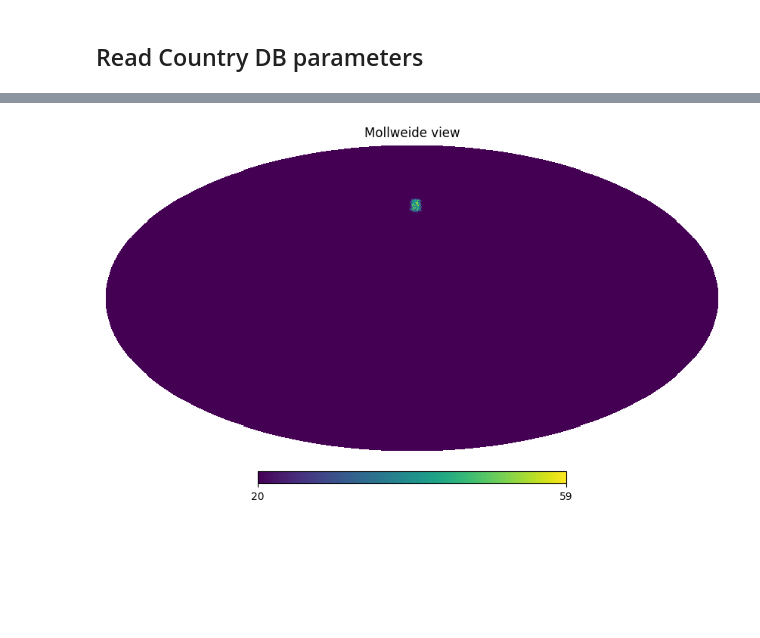
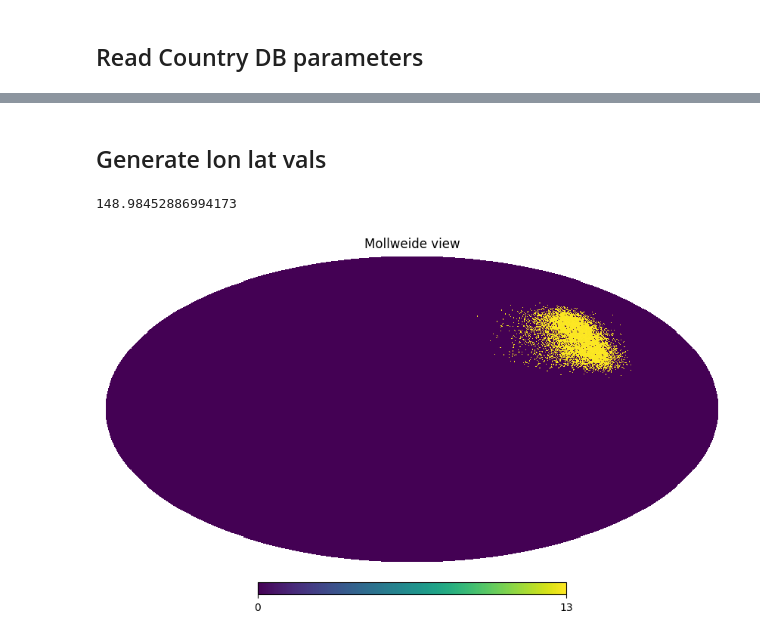
Before and after one commit to Bharatcs/rfi, a Jupyter notebook: Project/Mini_Stat_model.ipynb, the cells around one changed output, grey strips where cells are left out. Drawn from its saved outputs; the diff is of its cells as text; code cells hidden in the pictures; blank space fills up the shorter version.

```diff
--- a/Project/Mini_Stat_model.ipynb
+++ b/Project/Mini_Stat_model.ipynb
@@ -110,6 +81,7 @@ size=np.size(lat)
 # %%
+binw=FDrule(lat)
 # Fit a probability density function
-distlat = distfit(distr='full',bins=int(1+3.22*np.log10(size)))
+distlat = distfit(distr='full',bins=binw)
 distlat.fit_transform(lat)
 
 # Plot the fitted distribution
@@ -144,6 +118,7 @@ Parameters: (5.575675860356261, 46.07245709990866, 3.9566240429450907)
 # %%
+binwi=FDrule(lon)
 # Fit a probability density function
-distlon = distfit(distr='full')
+distlon = distfit(distr='full',bins=binwi)
 distlon.fit_transform(lon)
 
 # Plot the fitted distribution
@@ -178,12 +153,17 @@ Parameters: (3.0672798861891533, 2.9280837571034892, 4.817275049490474)
+# %% [markdown]
+## Generate lon lat vals
 # %%
-newlat=distlat.generate(9393)
+newlat=distlat.generate(9186)
+np.max(newlon)
+# %% [output]
+148.98452886994173
 # %%
-newlon=distlon.generate(9393)
+newlon=distlon.generate(9186,)
 # %%
 newfrpix=hp.ang2pix(128,newlon,newlat,lonlat=True)
 newmap=np.zeros(hp.nside2npix(128))
 for pp in newfrpix:
     newmap[pp]+=1
-hp.mollview(newmap,flip='geo',min=20)
+hp.mollview(newmap,flip='geo',norm='hist')
 # %% [output]
-[figure, old version]
+[figure, new version]
```
Also changed, not shown: parts of 26 cells of this notebook.
